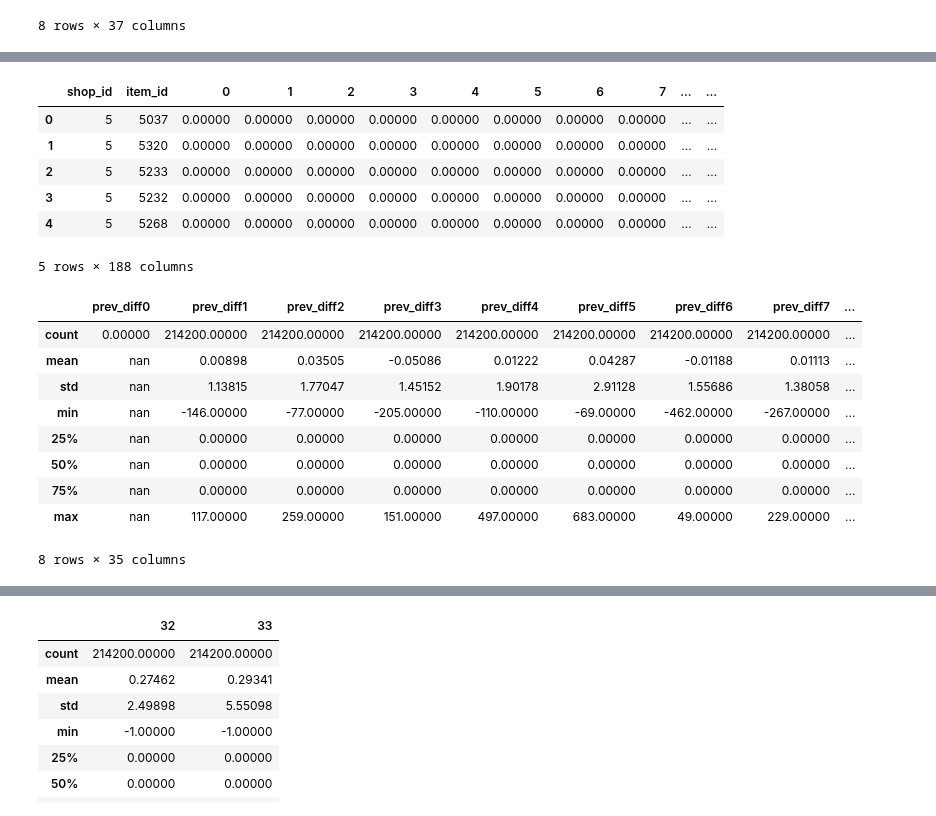
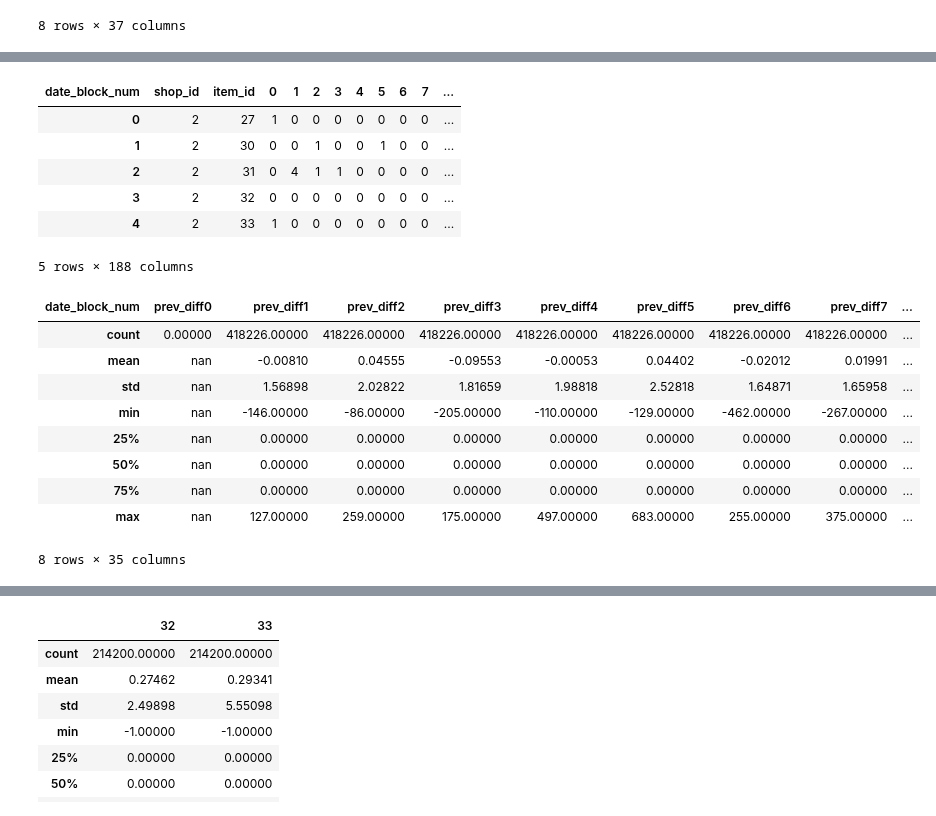
Before and after one commit to magavJanes/playground, a Jupyter notebook: Future Sales + Cluster Analysis v5.ipynb, the cells around one changed output, grey strips where cells are left out. Cells and saved outputs as stored; diff of their text form; code cells hidden in the pictures.

```diff
--- a/Future Sales + Cluster Analysis v5.ipynb
+++ b/Future Sales + Cluster Analysis v5.ipynb
@@ -127,0 +468,15 @@ df_items.head()
+# %%
+def concat2arrays(arr1, arr2):
+    result = []
+    #print(type(arr1))
+    if arr1 is not None:
+        result = np.concatenate([result, arr1])
+    if arr2 is not None:
+        result = np.concatenate([result, arr2])
+    result = np.unique(result) if len(result) > 0 else [None]
+    #print(result)
+    return result
+
+df_items['label12'] = df_items[['label1', 'label2']].apply(lambda l: concat2arrays(l[0],l[1]), axis=1)
+df_items[['label1', 'label2','label12']].head(20)
+#concat2arrays(None,['pc', 'цифровая версия'])
@@ -746,22 +1226,24 @@ df_test.drop(['ID'], axis=1, inplace=True)
 # %%
 # calc prev month
-df_test['prev0'] = np.nan
-df_test['prev_diff0'] = np.nan
-df_test['mean3_0'] = np.nan
-df_test['mean6_0'] = np.nan
+df['prev0'] = np.nan
+df['prev_diff0'] = np.nan
+df['mean3_0'] = np.nan
+df['mean6_0'] = np.nan
 #df_test['prev_year0'] = np.nan
 #df_test['revenue_prev0'] = np.nan
 #df_test['revenue_prev_diff0'] = np.nan
 #df_test['revenue_prev_year0'] = np.nan
 for col in range(1, 35):
-    df_test[''.join(('prev', str(col)))] = df_test[col-1]
-    df_test[''.join(('prev_diff', str(col)))] = df_test[col] - df_test[col-1]
-    df_test[''.join(('mean3_', str(col)))] = np.nan
+    df[''.join(('prev', str(col)))] = df[col-1]
+    df[''.join(('prev_diff', str(col)))] = df[col] - df[col-1]
+    df[''.join(('mean3_', str(col)))] = np.nan
+
     if col > 2:
-        df_test[''.join(('mean3_', str(col)))] = (df_test[col-1] + df_test[col-2] + df_test[col-3])/3
-    df_test[''.join(('mean6_', str(col)))] = np.nan
+        df[''.join(('mean3_', str(col)))] = (df[col-1] + df[col-2] + df[col-3])/3
+
+    df[''.join(('mean6_', str(col)))] = np.nan
     if col > 5:
-        df_test[''.join(('mean6_', str(col)))] = (df_test[col-1] + df_test[col-2] + df_test[col-3] + df_test[col-4] + df_test[col-5] + df_test[col-6])/6
+        df[''.join(('mean6_', str(col)))] = (df[col-1] + df[col-2] + df[col-3] + df[col-4] + df[col-5] + df[col-6])/6
 
 #    df_test[''.join(('revenue_prev_year', str(col)))] = np.nan
 #    df_test[''.join(('prev_year', str(col)))] = np.nan
@@ -771,5 +1253,5 @@ for col in range(1, 35):
 #    df_test[''.join(('revenue_prev', str(col)))] = df_test[''.join(('revenue', str(col-1)))]
 #    df_test[''.join(('revenue_prev_diff', str(col)))] = df_test[''.join(('revenue_prev', str(col)))] - df_test[''.join(('revenue_prev', str(col-1)))]
 
-df_test.head()
+df.head()
 # %% [output]
@@ -785,29 +1267,29 @@ df_test.head()
 for col in range(2, 35):
     if (col+1)%3 == 0:
         q = (col+1)//3
-        df_test[''.join(('Q', str(q)))] = df_test[col] + df_test[col-1] + df_test[col-2]
+        df[''.join(('Q', str(q)))] = df[col] + df[col-1] + df[col-2]
         #df_test[''.join(('revenueQ', str(q)))] = df_test[''.join(('revenue', str(col)))] + df_test[''.join(('revenue', str(col-1)))] + df_test[''.join(('revenue', str(col-2)))]
-df_test.head()
+df.head()
 # %% [output]
-|  | shop_id | item_id | 0 | 1 | 2 | 3 | 4 | 5 | 6 | 7 | ... | ... |
-| 0 | 5 | 5037 | 0.00000 | 0.00000 | 0.00000 | 0.00000 | 0.00000 | 0.00000 | 0.00000 | 0.00000 | ... | ... |
-| 1 | 5 | 5320 | 0.00000 | 0.00000 | 0.00000 | 0.00000 | 0.00000 | 0.00000 | 0.00000 | 0.00000 | ... | ... |
-| 2 | 5 | 5233 | 0.00000 | 0.00000 | 0.00000 | 0.00000 | 0.00000 | 0.00000 | 0.00000 | 0.00000 | ... | ... |
-| 3 | 5 | 5232 | 0.00000 | 0.00000 | 0.00000 | 0.00000 | 0.00000 | 0.00000 | 0.00000 | 0.00000 | ... | ... |
-| 4 | 5 | 5268 | 0.00000 | 0.00000 | 0.00000 | 0.00000 | 0.00000 | 0.00000 | 0.00000 | 0.00000 | ... | ... |
+| date_block_num | shop_id | item_id | 0 | 1 | 2 | 3 | 4 | 5 | 6 | 7 | ... |
+| 0 | 2 | 27 | 1 | 0 | 0 | 0 | 0 | 0 | 0 | 0 | ... |
+| 1 | 2 | 30 | 0 | 0 | 1 | 0 | 0 | 1 | 0 | 0 | ... |
+| 2 | 2 | 31 | 0 | 4 | 1 | 1 | 0 | 0 | 0 | 0 | ... |
+| 3 | 2 | 32 | 0 | 0 | 0 | 0 | 0 | 0 | 0 | 0 | ... |
+| 4 | 2 | 33 | 1 | 0 | 0 | 0 | 0 | 0 | 0 | 0 | ... |
 5 rows × 188 columns
 # %%
 #df_test[[''.join(('itemQ', str(q))) for q in range(1,12)]].describe()
-df_test[[''.join(('prev_diff', str(q))) for q in range(35)]].describe()
+df[[''.join(('prev_diff', str(q))) for q in range(35)]].describe()
 # %% [output]
-|  | prev_diff0 | prev_diff1 | prev_diff2 | prev_diff3 | prev_diff4 | prev_diff5 | prev_diff6 | prev_diff7 | ... |
-| count | 0.00000 | 214200.00000 | 214200.00000 | 214200.00000 | 214200.00000 | 214200.00000 | 214200.00000 | 214200.00000 | ... |
-| mean | nan | 0.00898 | 0.03505 | -0.05086 | 0.01222 | 0.04287 | -0.01188 | 0.01113 | ... |
-| std | nan | 1.13815 | 1.77047 | 1.45152 | 1.90178 | 2.91128 | 1.55686 | 1.38058 | ... |
-| min | nan | -146.00000 | -77.00000 | -205.00000 | -110.00000 | -69.00000 | -462.00000 | -267.00000 | ... |
+| date_block_num | prev_diff0 | prev_diff1 | prev_diff2 | prev_diff3 | prev_diff4 | prev_diff5 | prev_diff6 | prev_diff7 | ... |
+| count | 0.00000 | 418226.00000 | 418226.00000 | 418226.00000 | 418226.00000 | 418226.00000 | 418226.00000 | 418226.00000 | ... |
+| mean | nan | -0.00810 | 0.04555 | -0.09553 | -0.00053 | 0.04402 | -0.02012 | 0.01991 | ... |
+| std | nan | 1.56898 | 2.02822 | 1.81659 | 1.98818 | 2.52818 | 1.64871 | 1.65958 | ... |
+| min | nan | -146.00000 | -86.00000 | -205.00000 | -110.00000 | -129.00000 | -462.00000 | -267.00000 | ... |
 | 25% | nan | 0.00000 | 0.00000 | 0.00000 | 0.00000 | 0.00000 | 0.00000 | 0.00000 | ... |
 | 50% | nan | 0.00000 | 0.00000 | 0.00000 | 0.00000 | 0.00000 | 0.00000 | 0.00000 | ... |
 | 75% | nan | 0.00000 | 0.00000 | 0.00000 | 0.00000 | 0.00000 | 0.00000 | 0.00000 | ... |
-| max | nan | 117.00000 | 259.00000 | 151.00000 | 497.00000 | 683.00000 | 49.00000 | 229.00000 | ... |
+| max | nan | 127.00000 | 259.00000 | 175.00000 | 497.00000 | 683.00000 | 255.00000 | 375.00000 | ... |
 8 rows × 35 columns
 # %%
```
Also changed, not shown: parts of 76 cells of this notebook, 1 other file.
